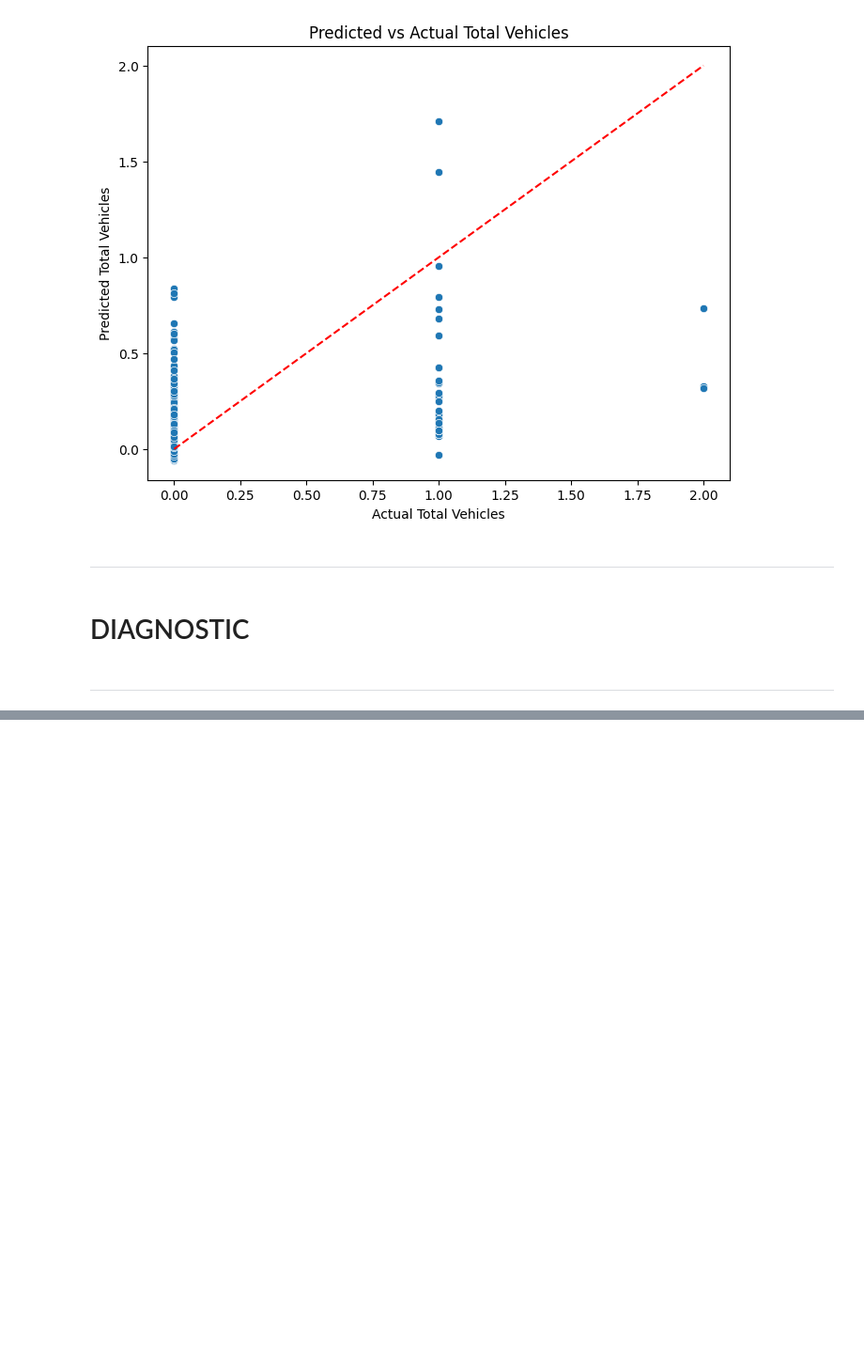
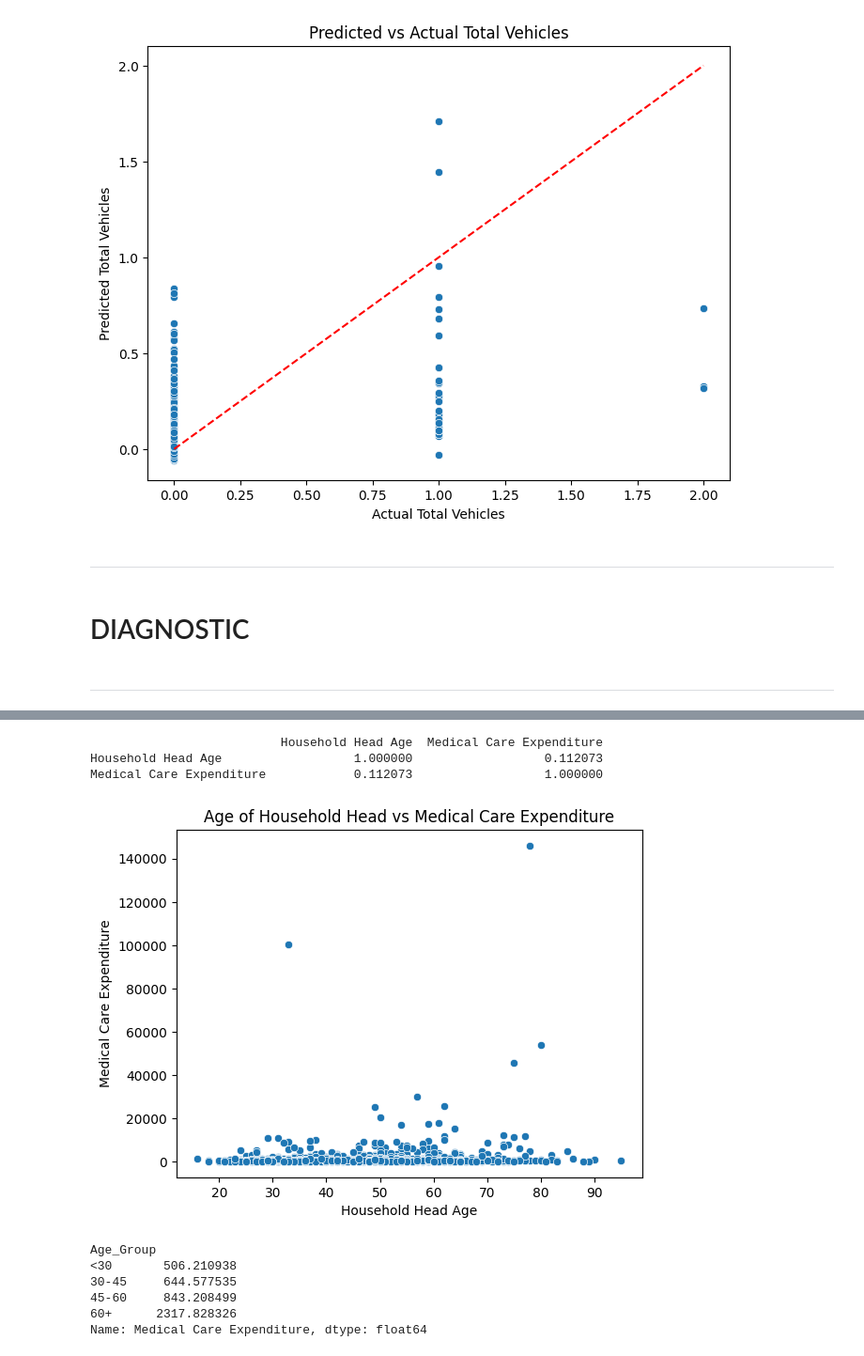
Before and after one commit to aguiwasivan/ANALYTICS, a Jupyter notebook: BARMM.ipynb, the cells around one changed output, grey strips where cells are left out. Shown at 94% size. Saved outputs shown, nothing was run; the diff lists cells and outputs as text; code cells hidden in the pictures; blank space fills up the shorter version.

```diff
--- a/BARMM.ipynb
+++ b/BARMM.ipynb
@@ -216,0 +259,26 @@ MSE: 0.09, R^2: 0.07
+# %%
+# Correlation
+print(df[["Household Head Age", "Medical Care Expenditure"]].corr())
+
+# Scatter Plot
+sns.scatterplot(data=df, x="Household Head Age", y="Medical Care Expenditure")
+plt.title("Age of Household Head vs Medical Care Expenditure")
+plt.show()
+
+# Group by Age Brackets
+df["Age_Group"] = pd.cut(df["Household Head Age"],
+                         bins=[0,30,45,60,120],
+                         labels=["<30","30-45","45-60","60+"])
+
+print(df.groupby("Age_Group")["Medical Care Expenditure"].mean())
+# %% [output]
+                          Household Head Age  Medical Care Expenditure
+Household Head Age                  1.000000                  0.112073
+Medical Care Expenditure            0.112073                  1.000000
+[figure, added]
+Age_Group
+<30       506.210938
+30-45     644.577535
+45-60     843.208499
+60+      2317.828326
+Name: Medical Care Expenditure, dtype: float64
```
Also changed, not shown: parts of 4 cells of this notebook.
